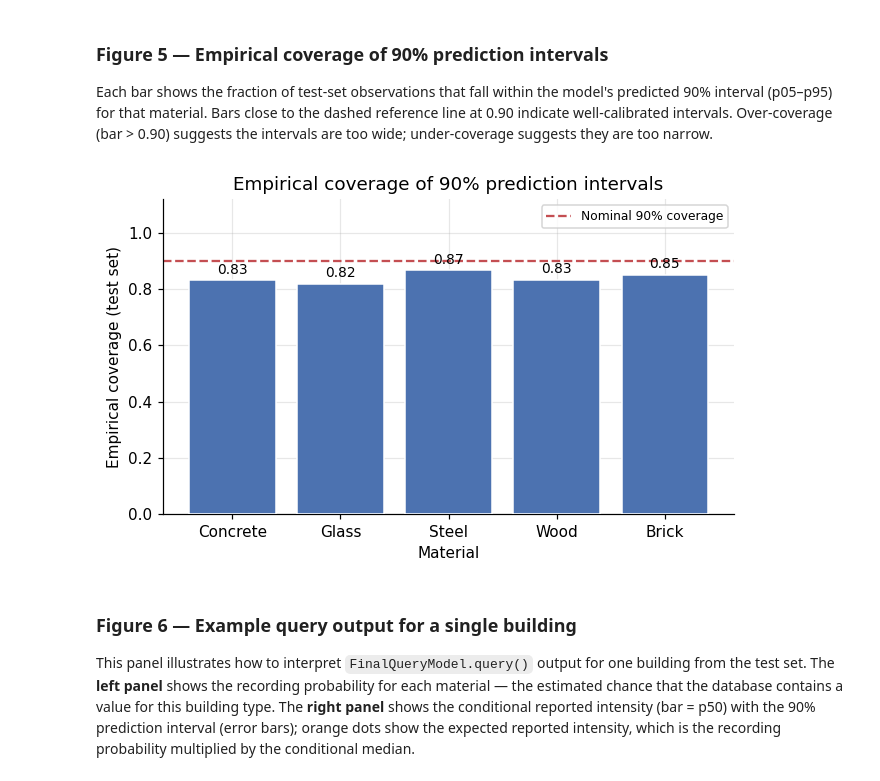
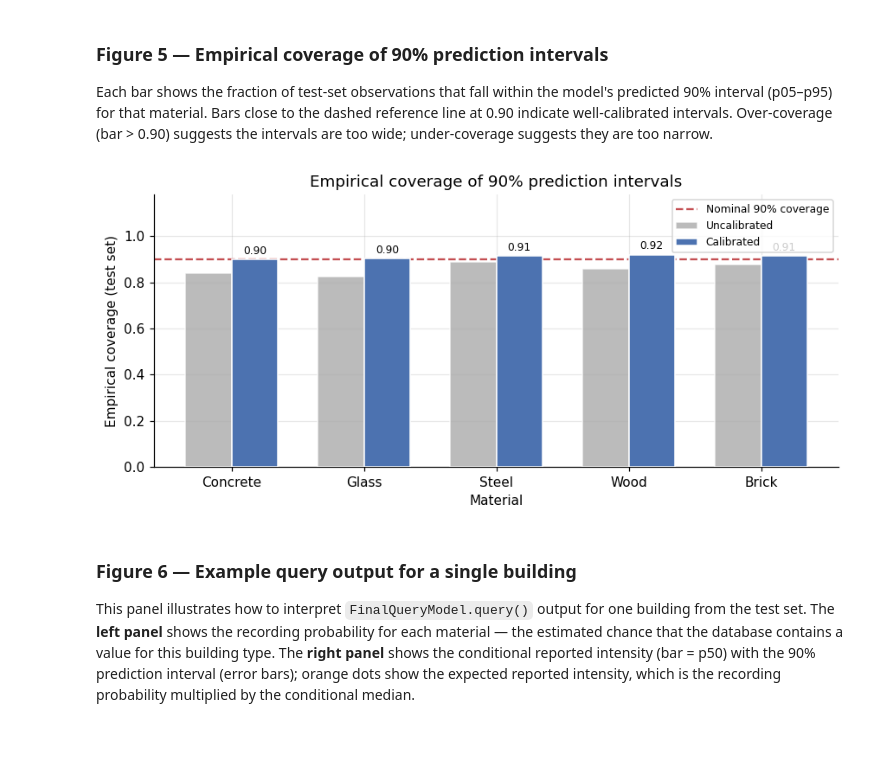
Before and after one commit to City-Syntax/material-intensity, a Jupyter notebook: prediction_model.ipynb, the cells around one changed output. Saved outputs shown, nothing was run; the diff lists cells and outputs as text; code cells hidden in the pictures; blank space fills up the shorter version.

```diff
--- a/prediction_model.ipynb
+++ b/prediction_model.ipynb
@@ -255,7 +281,7 @@ class ObservationModel:
 # ==========================================================
 #
 # Per-material quantile XGBoost trained on observed rows only.
-# Log-space transformation: target = log(y + LOG_EPS).
+# Log1p transformation: target = log1p(y) = log(1 + y).  No clipping applied.
 # Quantile alpha = [0.05, 0.50, 0.95] — trained directly by the model.
 #
 # Prediction intervals are obtained directly from quantile regression
@@ -293,7 +319,7 @@ class IntensityModel:
             if obs.sum() < 2:
                 self.models_[material] = None
                 continue
-            y_log = np.log(y_raw[obs, m] + LOG_EPS)
+            y_log = np.log1p(y_raw[obs, m])
             mdl = XGBRegressor(
                 objective="reg:quantileerror",
                 quantile_alpha=self.ALPHAS,
@@ -306,9 +332,9 @@ class IntensityModel:
     def predict_quantiles(self, X):
         """Return p05/p50/p95 in original (kg/m^2) space per material.
 
-        Intervals are the direct exp-transformed outputs of the quantile
+        Intervals are the direct expm1-transformed outputs of the quantile
         regression model (quantile_alpha = [0.05, 0.50, 0.95]).
-        No Gaussian approximation is used.
+        Inverse of log1p is expm1; no clipping or Gaussian approximation is used.
 
         Returns dict: material -> {"p05": array, "p50": array, "p95": array}
         """
@@ -319,10 +345,10 @@ class IntensityModel:
             if mdl is None:
                 result[material] = {"p05": np.zeros(n), "p50": np.zeros(n), "p95": np.zeros(n)}
                 continue
-            pq   = mdl.predict(X)      # (n, 3): [log_p05, log_p50, log_p95]
-            p_lo = np.maximum(np.exp(pq[:, 0]) - LOG_EPS, 0.0)
-            p50  = np.maximum(np.exp(pq[:, 1]) - LOG_EPS, 0.0)
-            p_hi = np.maximum(np.exp(pq[:, 2]) - LOG_EPS, 0.0)
+            pq   = mdl.predict(X)      # (n, 3): [log1p_p05, log1p_p50, log1p_p95]
+            p_lo = np.maximum(np.expm1(pq[:, 0]), 0.0)
+            p50  = np.maximum(np.expm1(pq[:, 1]), 0.0)
+            p_hi = np.maximum(np.expm1(pq[:, 2]), 0.0)
             result[material] = {"p05": p_lo, "p50": p50, "p95": p_hi}
         return result
 # %%
@@ -625,8 +705,8 @@ for m, mat in enumerate(y_cols):
     mae_med = mean_absolute_error(y_te, np.full(obs_te.sum(), np.median(y_tr)))
 
     ridge = Ridge(alpha=1.0)
-    ridge.fit(X_tr, np.log(y_tr + LOG_EPS))
-    mae_ridge = mean_absolute_error(y_te, np.maximum(np.exp(ridge.predict(X_te)) - LOG_EPS, 0.0))
+    ridge.fit(X_tr, np.log1p(y_tr))
+    mae_ridge = mean_absolute_error(y_te, np.maximum(np.expm1(ridge.predict(X_te)), 0.0))
 
     rf = RandomForestRegressor(n_estimators=100, random_state=SEED, n_jobs=-1)
     rf.fit(X_tr, y_tr)
@@ -866,30 +1000,38 @@ suggests the intervals are too wide; under-coverage suggests they are too narrow
 # %%
 # ==========================================================
 # Figure 5 — Empirical interval coverage
 # ==========================================================
 
-covs   = [_val(mat, "Cov90") for mat in y_cols]
+covs_u = [_val(mat, "CovU") for mat in y_cols]
+covs_c = [_val(mat, "CovC") for mat in y_cols]
 colors = [(_C1 if abs(v - 0.9) <= 0.1 else _C2) if not pd.isna(v) else _GRAY
-          for v in covs]
-vals   = [v if not pd.isna(v) else 0.0 for v in covs]
+          for v in covs_c]
+vals_u = [v if not pd.isna(v) else 0.0 for v in covs_u]
+vals_c = [v if not pd.isna(v) else 0.0 for v in covs_c]
 
-fig, ax = plt.subplots(figsize=(6, 3.8))
-bars = ax.bar(y_cols, vals, color=colors, edgecolor="white", zorder=3)
+x = np.arange(len(y_cols))
+width = 0.35
+
+fig, ax = plt.subplots(figsize=(8, 3.8))
+bars_u = ax.bar(x - width / 2, vals_u, width, color=_GRAY,   edgecolor="white", label="Uncalibrated",  zorder=3, alpha=0.8)
+bars_c = ax.bar(x + width / 2, vals_c, width, color=colors,  edgecolor="white", label="Calibrated",    zorder=3)
 ax.axhline(0.90, color=_REF, lw=1.5, ls="--",
            label="Nominal 90% coverage", zorder=2)
-for bar, v in zip(bars, covs):
+for bar, v in zip(bars_c, covs_c):
     if not pd.isna(v):
         ax.text(bar.get_x() + bar.get_width() / 2, v + 0.012,
-                f"{v:.2f}", ha="center", va="bottom", fontsize=9)
-ax.set_ylim(0, 1.12)
+                f"{v:.2f}", ha="center", va="bottom", fontsize=8)
+ax.set_ylim(0, 1.18)
+ax.set_xticks(x)
+ax.set_xticklabels(y_cols)
 ax.set_xlabel("Material")
 ax.set_ylabel("Empirical coverage (test set)")
 ax.set_title("Empirical coverage of 90% prediction intervals")
 ax.legend(fontsize=8)
 plt.tight_layout()
 plt.show()
 # %% [output]
-[figure, old version]
+[figure, new version]
 # %% [markdown]
 ### Figure 6 — Example query output for a single building
 
```
Also changed, not shown: parts of 12 cells of this notebook, 11 other files.
